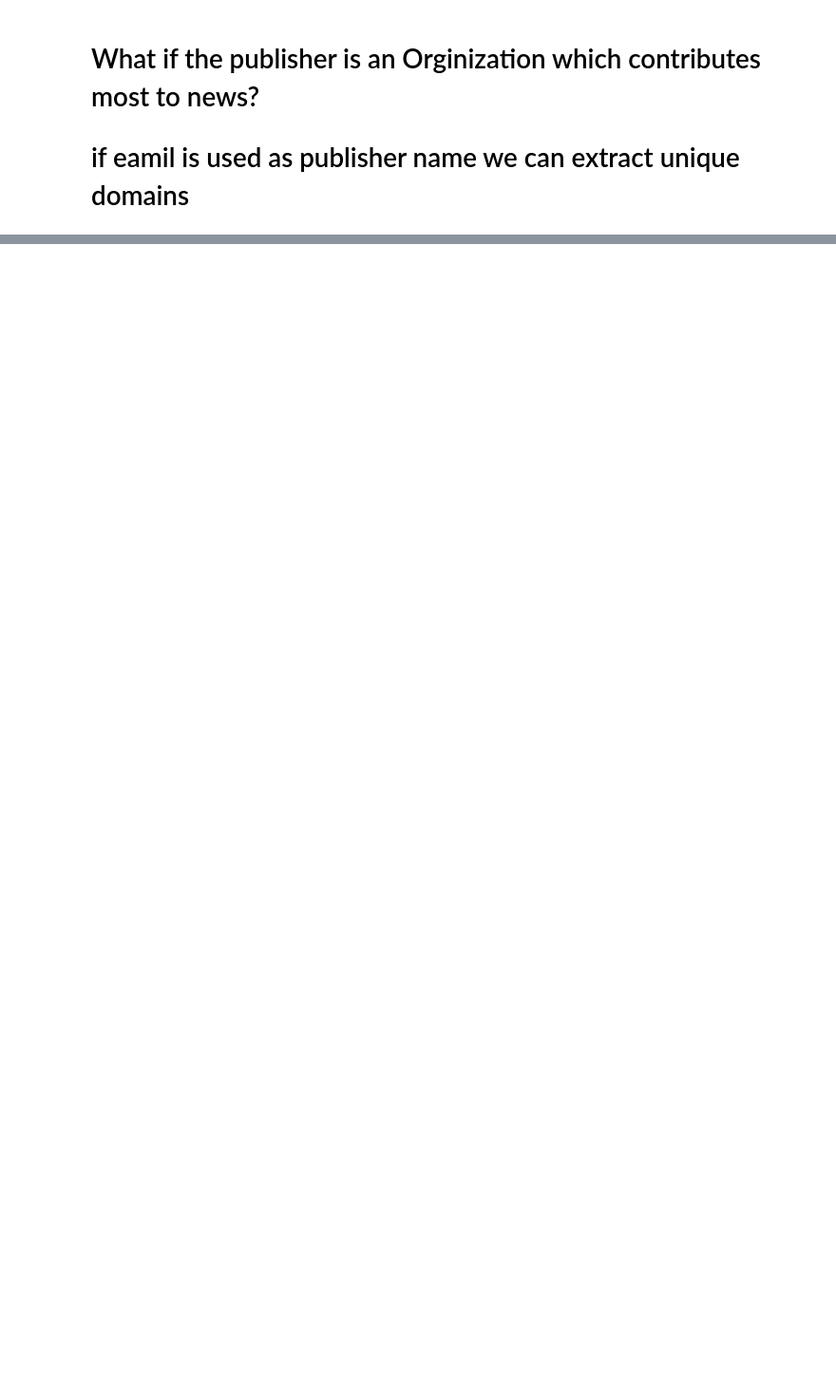
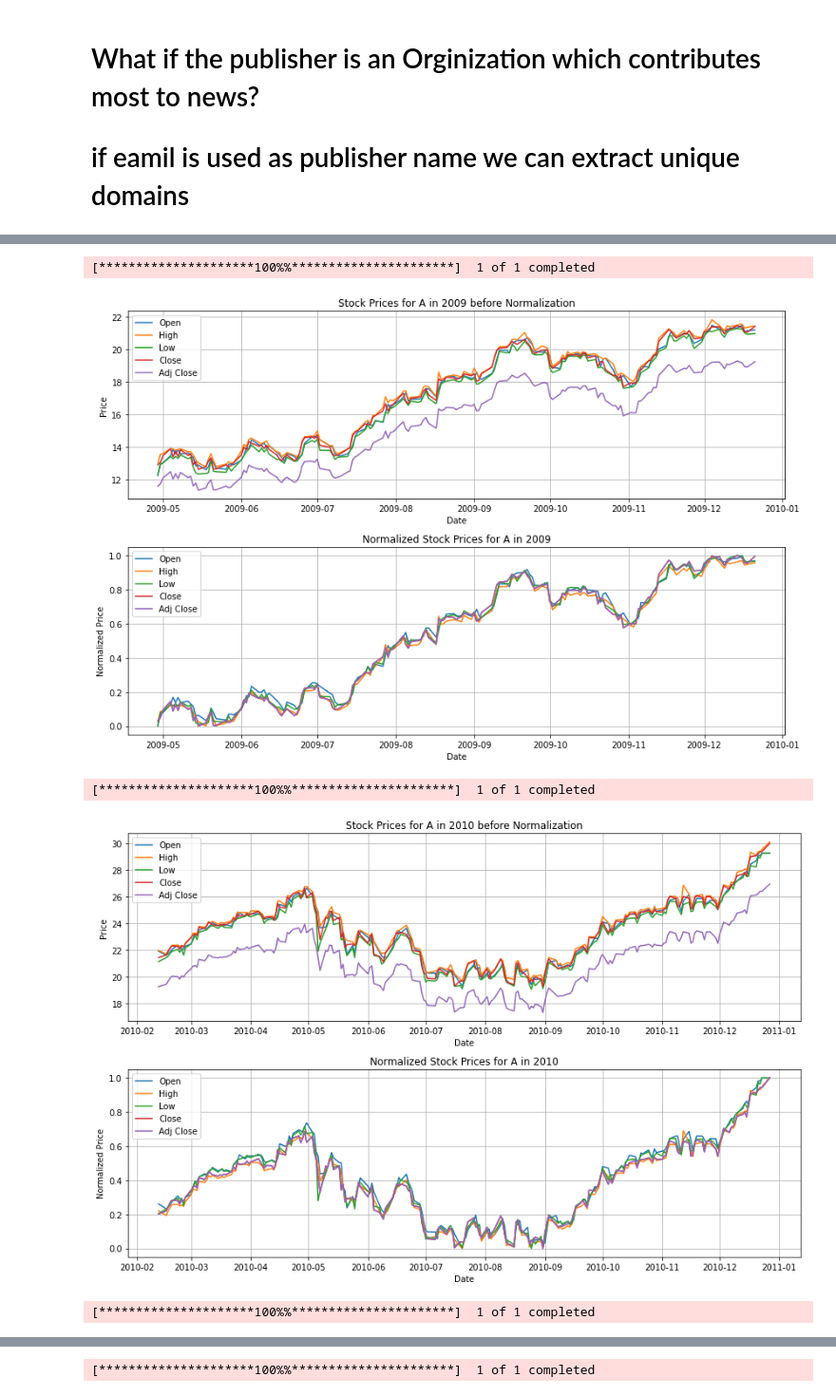
Before and after one commit to Yaadee/Finance_Data_Analysis, a Jupyter notebook: notebooks/Financial_EDA.ipynb, the cells around one changed output, grey strips where cells are left out. Shown at 95% size. Saved outputs shown, nothing was run; the diff lists cells and outputs as text; code cells hidden in the pictures; blank space fills up the shorter version.

Commit message:
task-2 Stock price fetching and finding ranges

```diff
--- a/notebooks/Financial_EDA.ipynb
+++ b/notebooks/Financial_EDA.ipynb
@@ -701,0 +569,63 @@ The most contributing domain is 'benzinga.com' with 7937 articles published.
+# %%
+# Calculating the earliest and latest date for each stock to define the period for which to fetch stock prices
+df['date'] = pd.to_datetime(df['date'],format='ISO8601')
+
+# Group the data by year
+df['year'] = df['date'].dt.year
+
+# Calculate the earliest and latest date for each stock to define the period for which to fetch stock prices
+date_ranges = df.groupby(['stock', 'year'])['date'].agg(['min', 'max'])
+
+# Fetch and plot stock data for each stock based on the calculated date ranges
+for (symbol, year), date_range in date_ranges.iterrows():
+    start_date = date_range['min']
+    end_date = date_range['max']
+    try:
+        # Fetch stock data
+        stock_data = yf.download(symbol, start=start_date, end=end_date)
+
+        # Plot stock data before normalization
+        plt.figure(figsize=(12, 8))
+        plt.subplot(2, 1, 1)
+        plt.plot(stock_data.index, stock_data['Open'], label='Open')
+        plt.plot(stock_data.index, stock_data['High'], label='High')
+        plt.plot(stock_data.index, stock_data['Low'], label='Low')
+        plt.plot(stock_data.index, stock_data['Close'], label='Close')
+        plt.plot(stock_data.index, stock_data['Adj Close'], label='Adj Close')
+        plt.title(f"Stock Prices for {symbol} in {year} before Normalization")
+        plt.xlabel("Date")
+        plt.ylabel("Price")
+        plt.legend(loc='upper left')
+        plt.grid(True)
+
+        # Normalize the stock data
+        scaler = MinMaxScaler()
+        normalized_data = scaler.fit_transform(stock_data[['Open', 'High', 'Low', 'Close', 'Adj Close']])
+        normalized_data = pd.DataFrame(normalized_data, columns=['Open', 'High', 'Low', 'Close', 'Adj Close'])
+        normalized_data.index = stock_data.index
+
+        # Plot normalized stock data
+        plt.subplot(2, 1, 2)
+        plt.plot(normalized_data.index, normalized_data['Open'], label='Open')
+        plt.plot(normalized_data.index, normalized_data['High'], label='High')
+        plt.plot(normalized_data.index, normalized_data['Low'], label='Low')
+        plt.plot(normalized_data.index, normalized_data['Close'], label='Close')
+        plt.plot(normalized_data.index, normalized_data['Adj Close'], label='Adj Close')
+        plt.title(f"Normalized Stock Prices for {symbol} in {year}")
+        plt.xlabel("Date")
+        plt.ylabel("Normalized Price")
+        plt.legend(loc='upper left')
+        plt.grid(True)
+
+        plt.tight_layout()
+        plt.show()
+
+    except Exception as e:
+        print(f"Error fetching data for {symbol} in {year}: {e}")
+        continue  # Skip to the next symbol if an error occurs
+# %% [output]
+[*********************100%%**********************]  1 of 1 completed
+[figure, added]
+[*********************100%%**********************]  1 of 1 completed
+[figure, added]
+[*********************100%%**********************]  1 of 1 completed
@@ -701,0 +640 @@ The most contributing domain is 'benzinga.com' with 7937 articles published.
+[*********************100%%**********************]  1 of 1 completed
```
Also changed, not shown: parts of 24 cells of this notebook, 1 other file.
